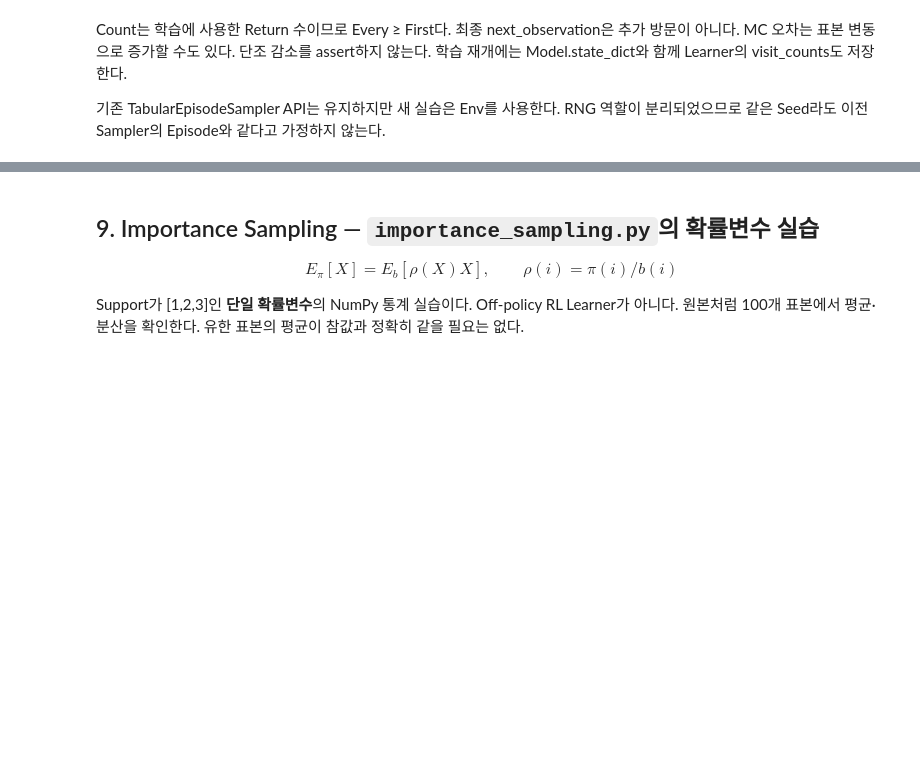
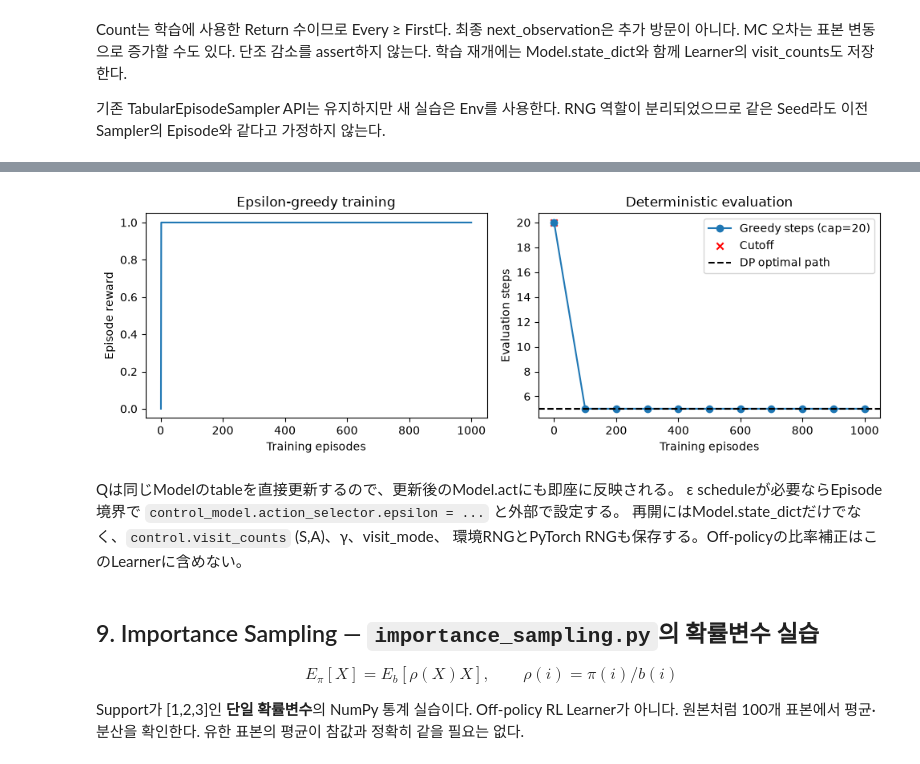
Before and after one commit to HeoJinuk/ModularRL, a Jupyter notebook: notebooks/dlfs4/05_mc_modularrl.ipynb, the cells around one changed output, grey strips where cells are left out. Cells and saved outputs as stored; diff of their text form; code cells hidden in the pictures; blank space fills up the shorter version.

```diff
--- a/notebooks/dlfs4/05_mc_modularrl.ipynb
+++ b/notebooks/dlfs4/05_mc_modularrl.ipynb
@@ -168,3 +269,22 @@ Q와 탐색 정책을 함께 갱신한다. 현재 MC API는 고정 정책의 **V
+# %%
+h = np.asarray(control_history)
+fig, axs = plt.subplots(1, 2, figsize=(10, 3.5))
+axs[0].plot(np.arange(1, CONTROL_EPISODES + 1), control_rewards)
+axs[0].set(xlabel='Training episodes', ylabel='Episode reward', title='Epsilon-greedy training')
+axs[1].plot(h[:, 0], h[:, 2], 'o-', label='Greedy steps (cap=20)')
+axs[1].scatter(h[h[:, 1] == 0, 0], h[h[:, 1] == 0, 2], color='red', marker='x', label='Cutoff')
+axs[1].axhline(5, color='black', linestyle='--', label='DP optimal path')
+axs[1].set(xlabel='Training episodes', ylabel='Evaluation steps', title='Deterministic evaluation')
+axs[1].legend()
+plt.tight_layout()
+plt.show()
+# %% [output]
+[figure, added]
+# %% [markdown]
+Qは同じModelのtableを直接更新するので、更新後のModel.actにも即座に反映される。
+ε scheduleが必要ならEpisode境界で `control_model.action_selector.epsilon = ...` と外部で設定する。
+再開にはModel.state_dictだけでなく、`control.visit_counts` (S,A)、γ、visit_mode、
+環境RNGとPyTorch RNGも保存する。Off-policyの比率補正はこのLearnerに含めない。
 # %% [markdown]
 ## 9. Importance Sampling — `importance_sampling.py`의 확률변수 실습
 
```
Also changed, not shown: parts of 10 cells of this notebook, 9 other files.
